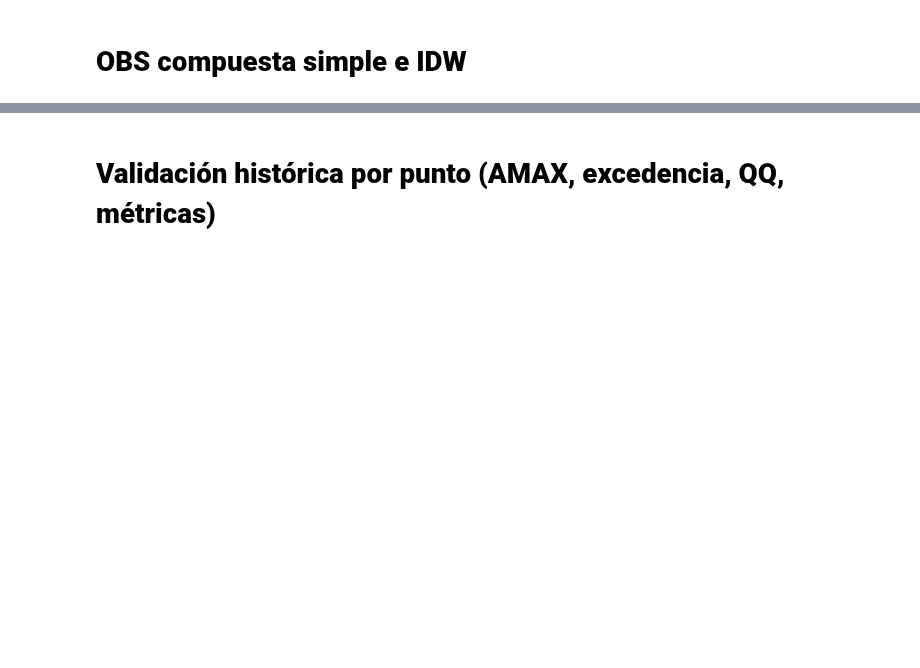
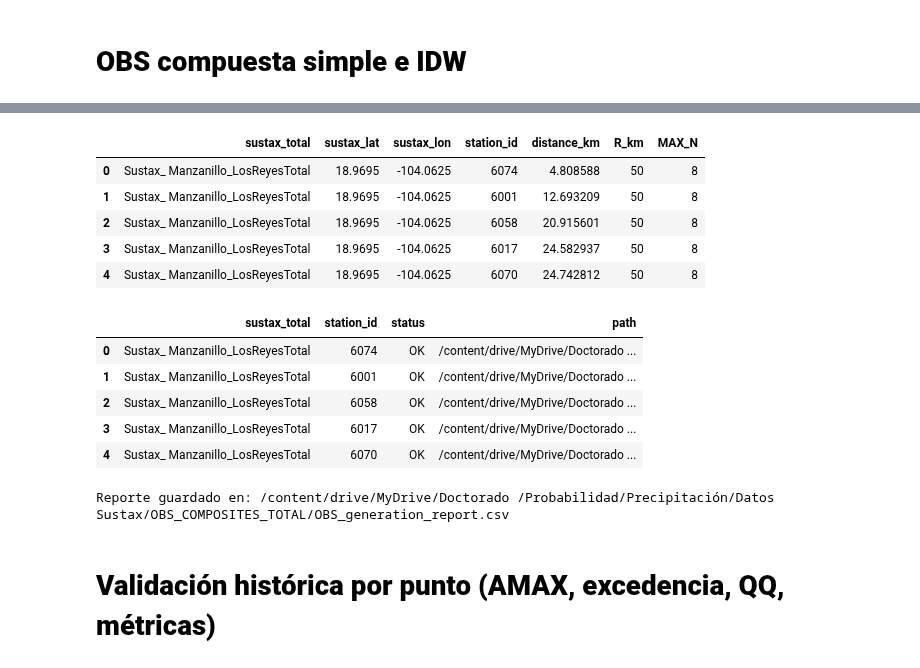
Before and after one commit to RenteriaRaul/Doctorado-DCAG, a Jupyter notebook: notebooks/sustax/02_sustax_validation_obs_vs_era5.ipynb, the cells around one changed output, grey strips where cells are left out. Saved outputs shown, nothing was run; the diff lists cells and outputs as text; code cells hidden in the pictures; blank space fills up the shorter version.

```diff
--- a/notebooks/sustax/02_sustax_validation_obs_vs_era5.ipynb
+++ b/notebooks/sustax/02_sustax_validation_obs_vs_era5.ipynb
@@ -5,16 +51,4 @@
 # %%
-from google.colab import drive
-import os
-import glob
-import re
-
-import numpy as np
-import pandas as pd
-import matplotlib.pyplot as plt
-from scipy.stats import probplot
-
-drive.mount('/content/drive')
-
 PROJECT_DIR = "/content/drive/MyDrive/Doctorado /Probabilidad/Precipitación"
 
 SUSTAX_DIR = os.path.join(PROJECT_DIR, "Datos Sustax")
@@ -27,13 +61,13 @@ CONAGUA_DATA_FOLDER = os.path.join(PROJECT_DIR, "smn_downloads/Estaciones_Colima
 OBS_TOTAL_OUT_FOLDER = os.path.join(SUSTAX_DIR, "OBS_COMPOSITES_TOTAL")
 PHASE_A_OUT_FOLDER = os.path.join(SUSTAX_DIR, "PHASE_A_VALIDATION")
 
-os.makedirs(OBS_TOTAL_OUT_FOLDER, exist_ok=True)
-os.makedirs(PHASE_A_OUT_FOLDER, exist_ok=True)
-
 R_KM = 50
 MAX_N = 8
 IDW_P = 2
 MIN_STATIONS_PER_DAY = 1
 
-print("PROJECT_DIR:", PROJECT_DIR)
+total_summary_path = os.path.join(BYSCEN_TOTAL_FOLDER, "SUSTAX_TOTAL_BYSCEN_summary.csv")
+total_points = pd.read_csv(total_summary_path)[["sustax_total", "lat", "lon"]].drop_duplicates()
+
+display(total_points.head())
 # %% [output]
@@ -351,2 +82,31 @@ OBS TOTAL guardados en: /content/drive/MyDrive/Doctorado /Probabilidad/Precipita
+# %%
+neighbors_df, obs_simple_dict, obs_idw_dict, report_df, report_fp = run_obs_pipeline(
+    total_points_df=total_points,
+    conagua_coords_xlsx=CONAGUA_COORDS_XLSX,
+    conagua_data_folder=CONAGUA_DATA_FOLDER,
+    out_folder=OBS_TOTAL_OUT_FOLDER,
+    r_km=R_KM,
+    max_n=MAX_N,
+    idw_p=IDW_P,
+    min_stations_per_day=MIN_STATIONS_PER_DAY
+)
+
+display(neighbors_df.head())
+display(report_df.head())
+print("Reporte guardado en:", report_fp)
+# %% [output]
+|  | sustax_total | sustax_lat | sustax_lon | station_id | distance_km | R_km | MAX_N |
+| 0 | Sustax_ Manzanillo_LosReyesTotal | 18.9695 | -104.0625 | 6074 | 4.808588 | 50 | 8 |
+| 1 | Sustax_ Manzanillo_LosReyesTotal | 18.9695 | -104.0625 | 6001 | 12.693209 | 50 | 8 |
+| 2 | Sustax_ Manzanillo_LosReyesTotal | 18.9695 | -104.0625 | 6058 | 20.915601 | 50 | 8 |
+| 3 | Sustax_ Manzanillo_LosReyesTotal | 18.9695 | -104.0625 | 6017 | 24.582937 | 50 | 8 |
+| 4 | Sustax_ Manzanillo_LosReyesTotal | 18.9695 | -104.0625 | 6070 | 24.742812 | 50 | 8 |
+|  | sustax_total | station_id | status | path |
+| 0 | Sustax_ Manzanillo_LosReyesTotal | 6074 | OK | /content/drive/MyDrive/Doctorado ... |
+| 1 | Sustax_ Manzanillo_LosReyesTotal | 6001 | OK | /content/drive/MyDrive/Doctorado ... |
+| 2 | Sustax_ Manzanillo_LosReyesTotal | 6058 | OK | /content/drive/MyDrive/Doctorado ... |
+| 3 | Sustax_ Manzanillo_LosReyesTotal | 6017 | OK | /content/drive/MyDrive/Doctorado ... |
+| 4 | Sustax_ Manzanillo_LosReyesTotal | 6070 | OK | /content/drive/MyDrive/Doctorado ... |
+Reporte guardado en: /content/drive/MyDrive/Doctorado /Probabilidad/Precipitación/Datos Sustax/OBS_COMPOSITES_TOTAL/OBS_generation_report.csv
 # %% [markdown]
 # **Validación histórica por punto (AMAX, excedencia, QQ, métricas)**
```
Also changed, not shown: parts of 14 cells of this notebook.
